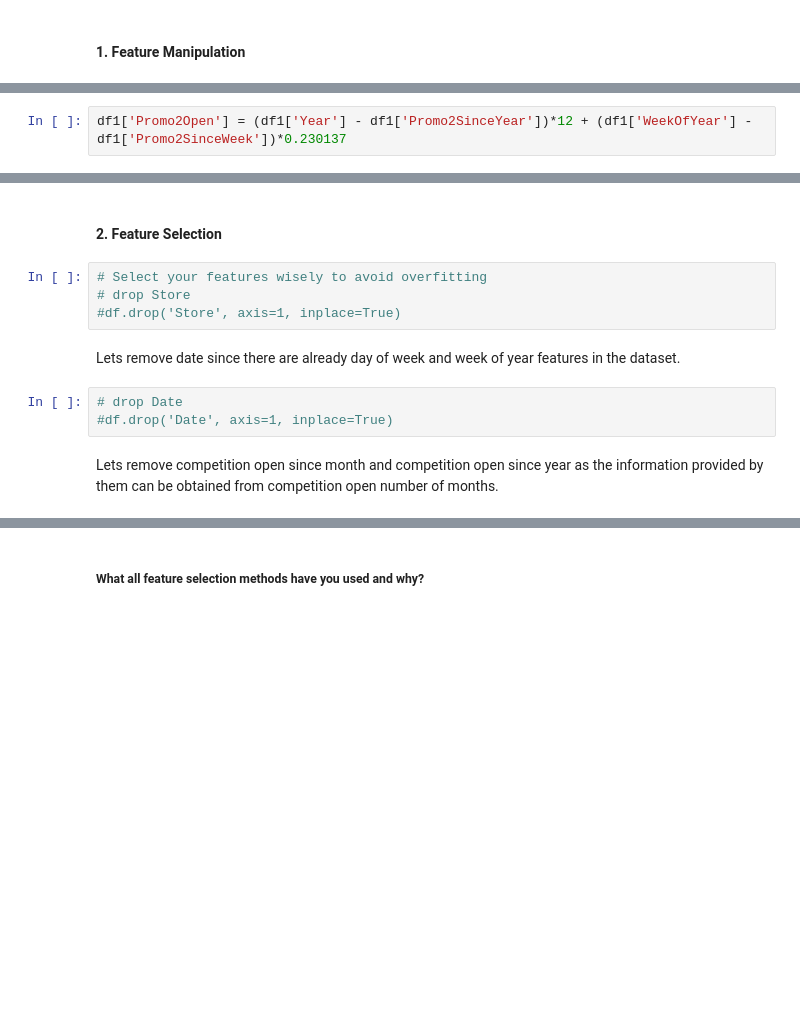
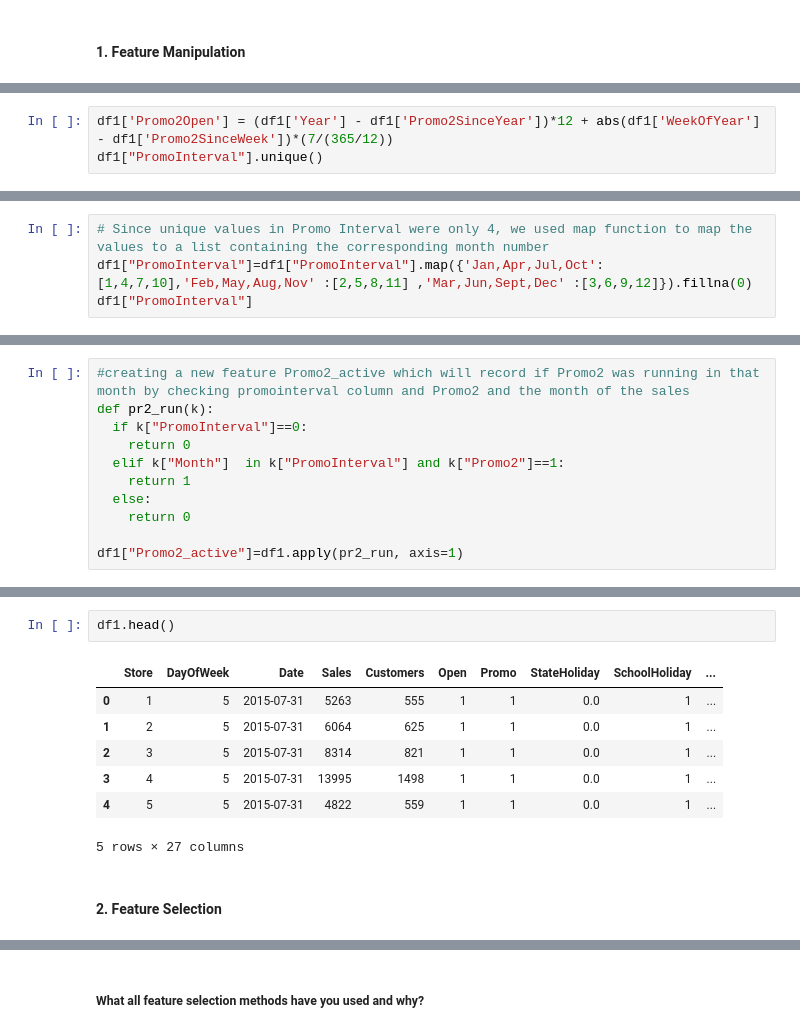
Before and after one commit to Ashif-khan033/Retail_Sales_Prediction, a Jupyter notebook: Retail_Sales_Prediction.ipynb, the cells around one changed output, grey strips where cells are left out. Cells and saved outputs as stored; diff of their text form; blank space fills up the shorter version.

```diff
--- a/Retail_Sales_Prediction.ipynb
+++ b/Retail_Sales_Prediction.ipynb
@@ -1406,2 +1409,3 @@ sns.heatmap(corr_map,annot=True, fmt=".2f", cmap="coolwarm");
 # %%
-df1['Promo2Open'] = (df1['Year'] - df1['Promo2SinceYear'])*12 + (df1['WeekOfYear'] - df1['Promo2SinceWeek'])*0.230137
+df1['Promo2Open'] = (df1['Year'] - df1['Promo2SinceYear'])*12 + abs(df1['WeekOfYear'] - df1['Promo2SinceWeek'])*(7/(365/12))
+df1["PromoInterval"].unique()
@@ -1407,0 +1415,4 @@ df1['Promo2Open'] = (df1['Year'] - df1['Promo2SinceYear'])*12 + (df1['WeekOfYear
+# %%
+# Since unique values in Promo Interval were only 4, we used map function to map the values to a list containing the corresponding month number
+df1["PromoInterval"]=df1["PromoInterval"].map({'Jan,Apr,Jul,Oct':[1,4,7,10],'Feb,May,Aug,Nov' :[2,5,8,11] ,'Mar,Jun,Sept,Dec' :[3,6,9,12]}).fillna(0)
+df1["PromoInterval"]
@@ -1407,0 +1436,11 @@ df1['Promo2Open'] = (df1['Year'] - df1['Promo2SinceYear'])*12 + (df1['WeekOfYear
+# %%
+#creating a new feature Promo2_active which will record if Promo2 was running in that month by checking promointerval column and Promo2 and the month of the sales
+def pr2_run(k):
+  if k["PromoInterval"]==0:
+    return 0
+  elif k["Month"]  in k["PromoInterval"] and k["Promo2"]==1:
+    return 1
+  else:
+    return 0
+
+df1["Promo2_active"]=df1.apply(pr2_run, axis=1)
@@ -1408,13 +1457,12 @@ df1['Promo2Open'] = (df1['Year'] - df1['Promo2SinceYear'])*12 + (df1['WeekOfYear
+# %%
+df1.head()
+# %% [output]
+|  | Store | DayOfWeek | Date | Sales | Customers | Open | Promo | StateHoliday | SchoolHoliday | ... |
+| 0 | 1 | 5 | 2015-07-31 | 5263 | 555 | 1 | 1 | 0.0 | 1 | ... |
+| 1 | 2 | 5 | 2015-07-31 | 6064 | 625 | 1 | 1 | 0.0 | 1 | ... |
+| 2 | 3 | 5 | 2015-07-31 | 8314 | 821 | 1 | 1 | 0.0 | 1 | ... |
+| 3 | 4 | 5 | 2015-07-31 | 13995 | 1498 | 1 | 1 | 0.0 | 1 | ... |
+| 4 | 5 | 5 | 2015-07-31 | 4822 | 559 | 1 | 1 | 0.0 | 1 | ... |
+5 rows × 27 columns
 # %% [markdown]
 #### 2. Feature Selection
-# %%
-# Select your features wisely to avoid overfitting
-# drop Store
-#df.drop('Store', axis=1, inplace=True)
-# %% [markdown]
-Lets remove date since there are already day of week and week of year features in the dataset.
-# %%
-# drop Date
-#df.drop('Date', axis=1, inplace=True)
-# %% [markdown]
-Lets remove competition open since month and competition open since year as the information provided by them can be obtained from competition open number of months.
```
Also changed, not shown: parts of 39 cells of this notebook.
